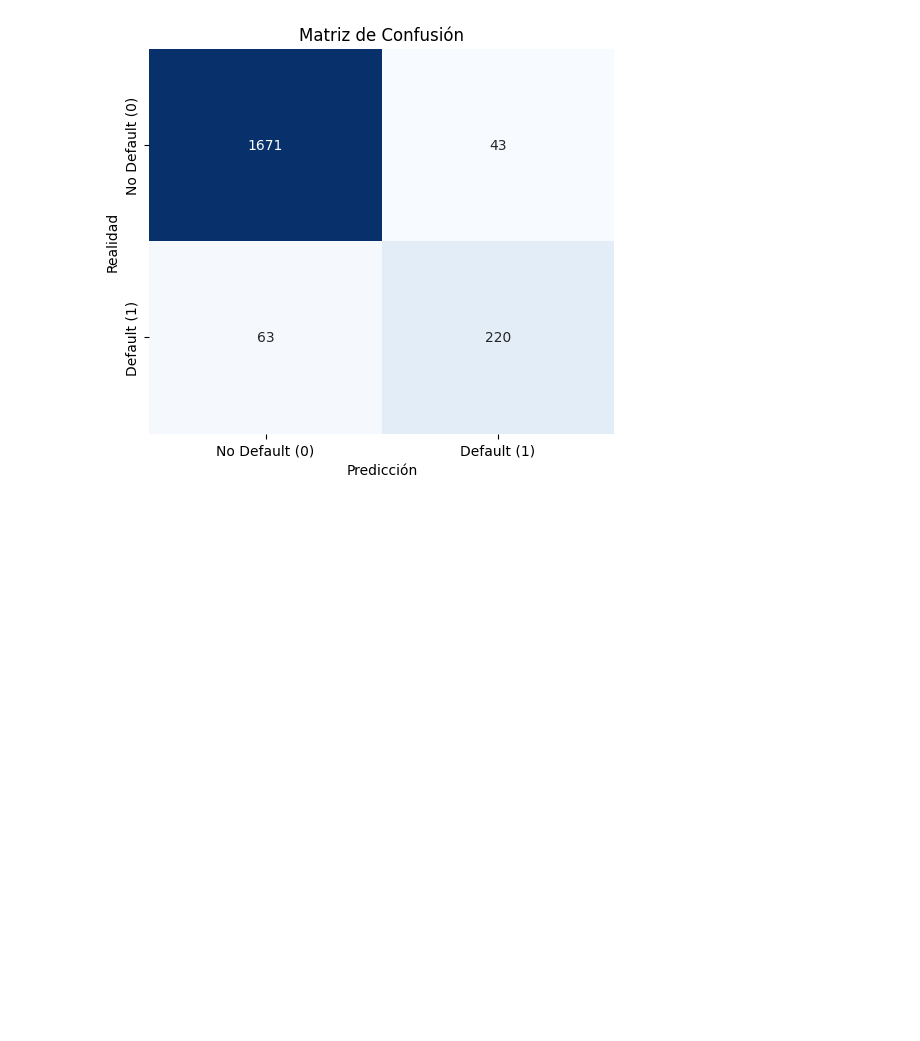
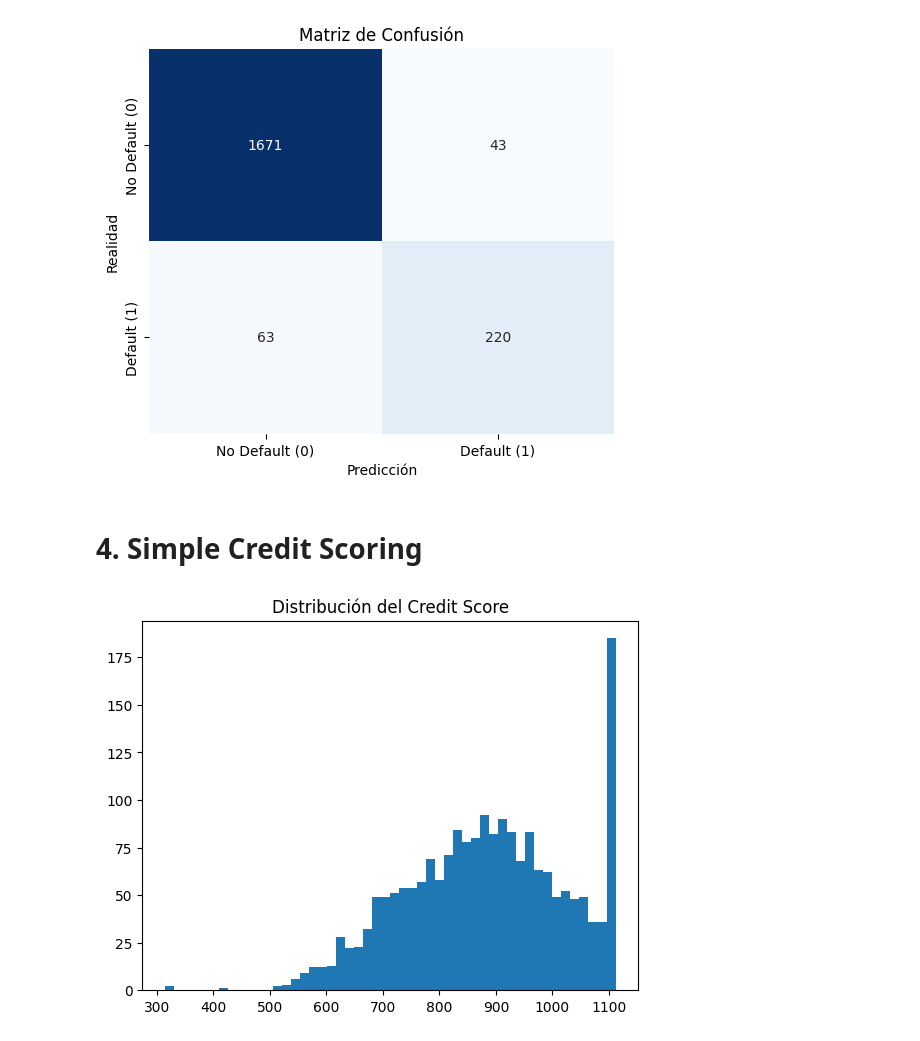
Before and after one commit to RENE-2312/CreditScoring, a Jupyter notebook: notebooks/s01/s01_simulacion.ipynb, the cells around one changed output. Cells and saved outputs as stored; diff of their text form; code cells hidden in the pictures; blank space fills up the shorter version.

Commit message:
score s01

```diff
--- a/notebooks/s01/s01_simulacion.ipynb
+++ b/notebooks/s01/s01_simulacion.ipynb
@@ -100,3 +100,13 @@ plt.ylabel('Realidad')
 # %% [output]
 Text(45.72222222222221, 0.5, 'Realidad')
 [figure]
+# %% [markdown]
+# **4. Simple Credit Scoring**
+# %%
+df["score_simple"] = (1 - probabilities) * 1000
+# %%
+plt.hist(df["credit_score"], bins=50)
+plt.title("Distribución del Credit Score")
+plt.show()
+# %% [output]
+[figure, added]
```
Also changed, not shown: 1 other file.
